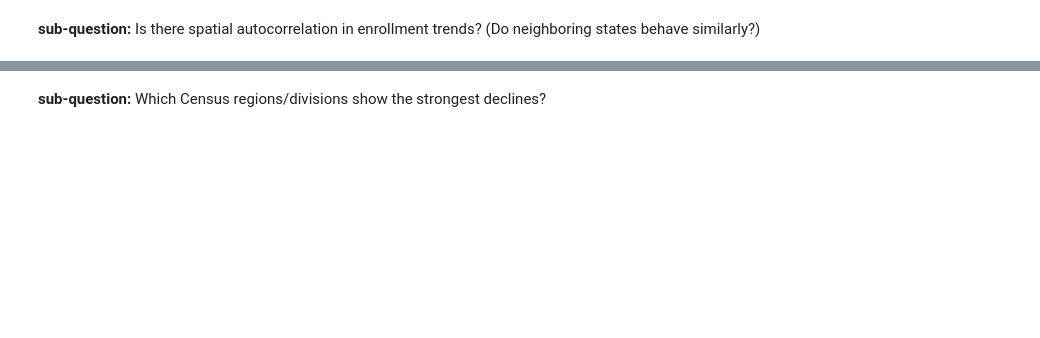
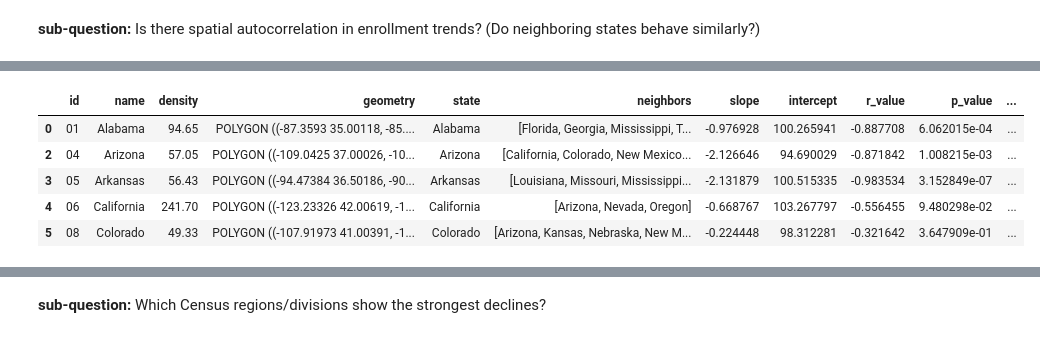
Before and after one commit to Arocha09/EnrollmentForecasting, a Jupyter notebook: descriptive_analysis/geographic_analysis.ipynb, the cells around one changed output, grey strips where cells are left out. Saved outputs shown, nothing was run; the diff lists cells and outputs as text; code cells hidden in the pictures; blank space fills up the shorter version.

```diff
--- a/descriptive_analysis/geographic_analysis.ipynb
+++ b/descriptive_analysis/geographic_analysis.ipynb
@@ -201,0 +421,17 @@ fig.show()
+# %%
+for state, neighbors in state_dict.items():
+    state_trend = state_enrollment[state_enrollment['State'] == state].groupby('Year').sum().reset_index()
+    state_baseline = state_trend[state_trend['Year'] == '2012-13']['Total_Enrollment'].values[0]
+    state_trend['eindex'] = (state_trend['Total_Enrollment']/ state_baseline)*100
+
+    state_slope, state_intercept, state_r_value, state_p_value, state_std_err = stats.linregress(np.arange(len(state_trend['Year'])), state_trend['eindex'])
+    state_dict[state]['slope'] = state_slope
+    state_dict[state]['intercept'] = state_intercept
+    state_dict[state]['r_value'] = state_r_value
+    state_dict[state]['p_value'] = state_p_value
+    state_dict[state]['std_err'] = state_std_err
+
+    if state_p_value < 0.05:
+        state_dict[state]['sig'] = True
+    else:
+        state_dict[state]['sig'] = False
@@ -201,0 +485,23 @@ fig.show()
+# %%
+import geopandas as gpd
+
+
+states = gpd.read_file(
+    "https://raw.githubusercontent.com/PublicaMundi/MappingAPI/master/data/geojson/us-states.json"
+)
+# %%
+df = (
+    pd.DataFrame.from_dict(state_dict, orient='index')
+      .reset_index()
+      .rename(columns={'index': 'state'})
+)
+
+gdf = states.merge(df, left_on='name', right_on='state', how='left').dropna()
+gdf.head()
+# %% [output]
+|  | id | name | density | geometry | state | neighbors | slope | intercept | r_value | p_value | ... |
+| 0 | 01 | Alabama | 94.65 | POLYGON ((-87.3593 35.00118, -85.... | Alabama | [Florida, Georgia, Mississippi, T... | -0.976928 | 100.265941 | -0.887708 | 6.062015e-04 | ... |
+| 2 | 04 | Arizona | 57.05 | POLYGON ((-109.0425 37.00026, -10... | Arizona | [California, Colorado, New Mexico... | -2.126646 | 94.690029 | -0.871842 | 1.008215e-03 | ... |
+| 3 | 05 | Arkansas | 56.43 | POLYGON ((-94.47384 36.50186, -90... | Arkansas | [Louisiana, Missouri, Mississippi... | -2.131879 | 100.515335 | -0.983534 | 3.152849e-07 | ... |
+| 4 | 06 | California | 241.70 | POLYGON ((-123.23326 42.00619, -1... | California | [Arizona, Nevada, Oregon] | -0.668767 | 103.267797 | -0.556455 | 9.480298e-02 | ... |
+| 5 | 08 | Colorado | 49.33 | POLYGON ((-107.91973 41.00391, -1... | Colorado | [Arizona, Kansas, Nebraska, New M... | -0.224448 | 98.312281 | -0.321642 | 3.647909e-01 | ... |
```
Also changed, not shown: parts of 59 cells of this notebook, 5 other files.
